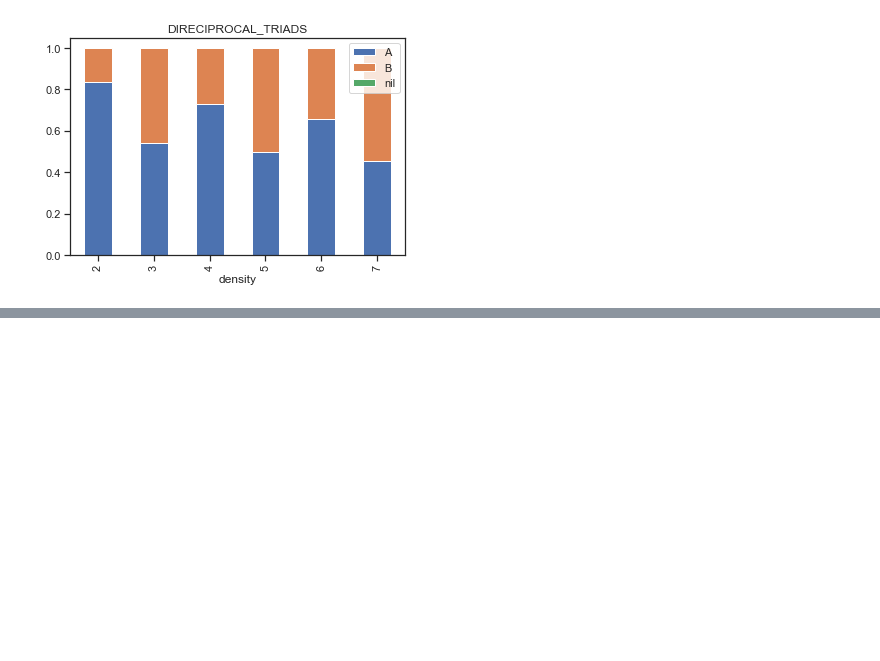
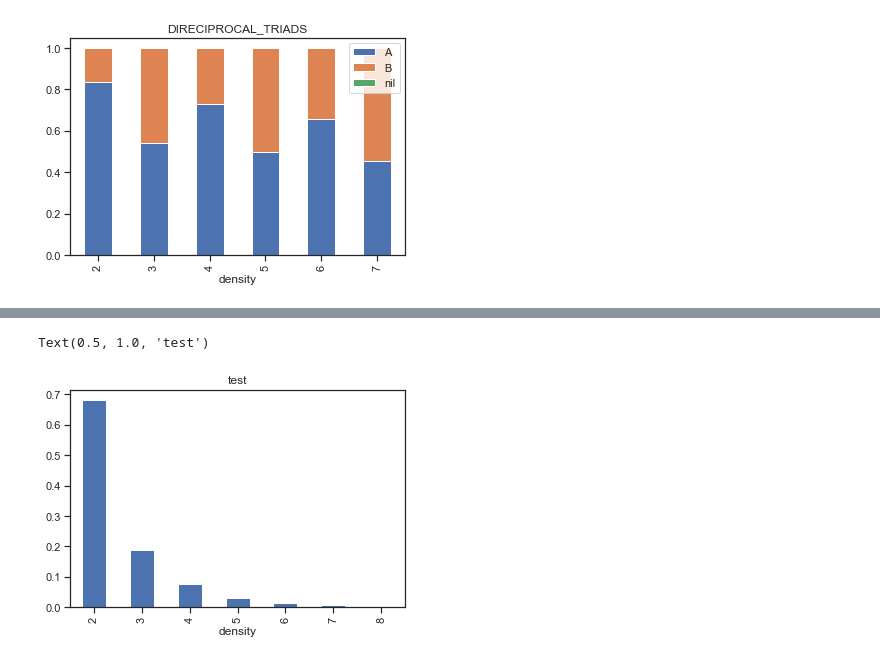
Before and after one commit to rgangela99/Cornell-Conversational-Analysis-Toolkit, a Jupyter notebook: examples/triad-motif/C_entry_analysis.ipynb, the cells around one changed output, grey strips where cells are left out. Cells and saved outputs as stored; diff of their text form; code cells hidden in the pictures; blank space fills up the shorter version.

```diff
--- a/examples/triad-motif/C_entry_analysis.ipynb
+++ b/examples/triad-motif/C_entry_analysis.ipynb
@@ -270,0 +273,4 @@ for final_t in final_types:
+# %%
+df_copy = df.copy()
+# %%
+df_copy['C_joins'] = df_copy['responds_to'].apply(lambda x: x in ['A', 'B'])
@@ -270,0 +291,5 @@ for final_t in final_types:
+# %%
+df_copy.groupby('C_joins')['density'].value_counts(normalize=True).unstack().iloc[1].plot(kind='bar').set_title('test')
+# %% [output]
+Text(0.5, 1.0, 'test')
+[figure, added]
```
Also changed, not shown: parts of 3 cells of this notebook.
